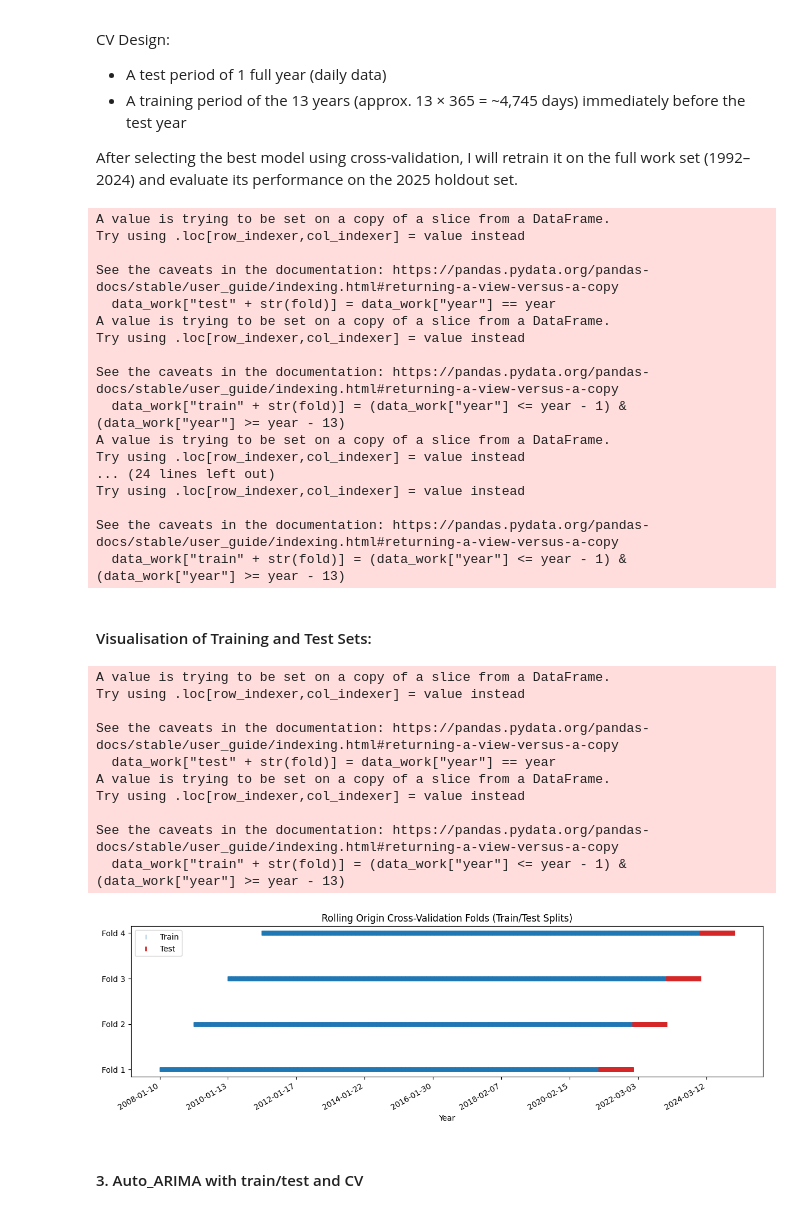
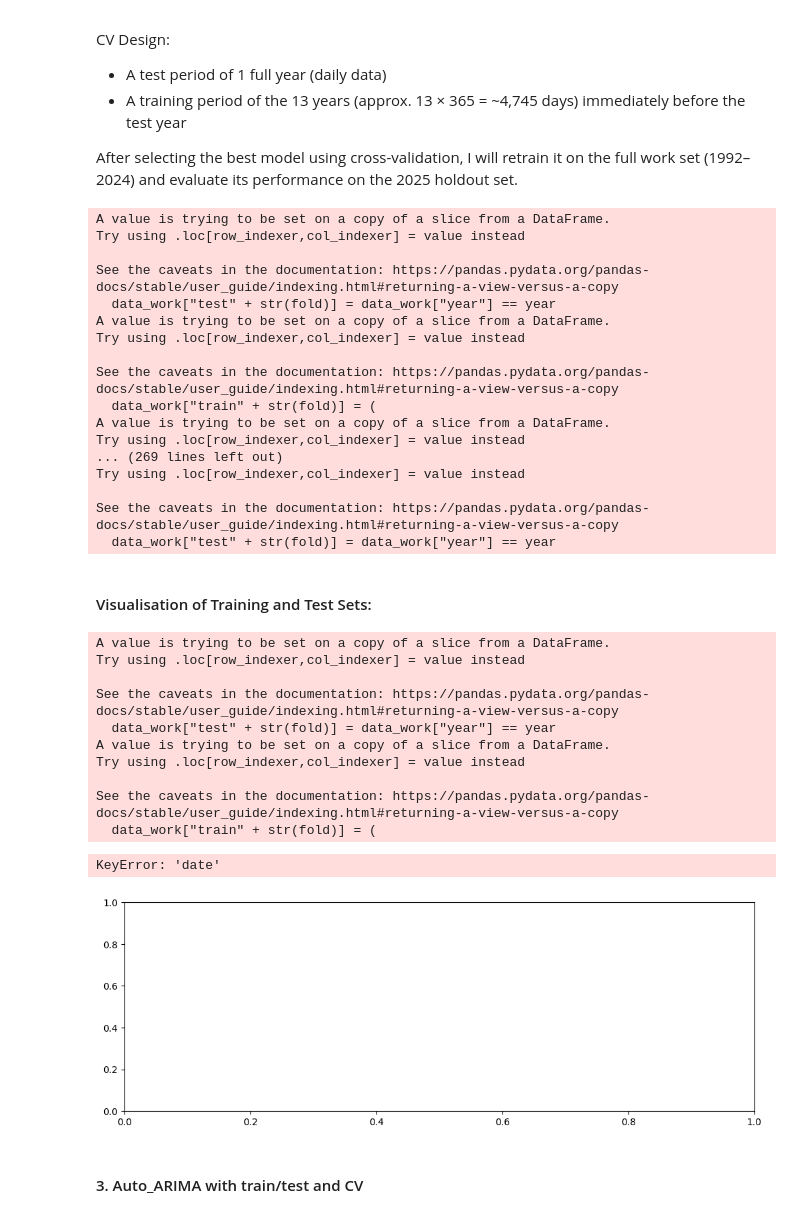
Before and after one commit to ZlataSparrow/Ruble_Volatility_Prediction, a Jupyter notebook: notebook/Time Series Analysis.ipynb, the cells around one changed output. Cells and saved outputs as stored; diff of their text form; code cells hidden in the pictures.

```diff
--- a/notebook/Time Series Analysis.ipynb
+++ b/notebook/Time Series Analysis.ipynb
@@ -200,10 +200,13 @@ data_holdout = data.loc[lambda x: x["year"] == 2025, :]
 data_work = data.loc[lambda x: x["year"] < 2025, :]
 # %%
 # Rolling origin CV
-for year in range(2021, 2025):  # have data from 1992–2024
-    fold = year - 2020          # fold1 = 2021, ..., fold4 = 2024
+for year in range(1992, 2025):  # supposed to use all available data
+    fold = year - 2020
     data_work["test" + str(fold)] = data_work["year"] == year
-    data_work["train" + str(fold)] = (data_work["year"] <= year - 1) & (data_work["year"] >= year - 13)
+    data_work["train" + str(fold)] = (
+        (data_work["year"] <= year - 1) &
+        (data_work["year"] >= year - 20)
+    )
 # %% [output]
 A value is trying to be set on a copy of a slice from a DataFrame.
 Try using .loc[row_indexer,col_indexer] = value instead
@@ -214,57 +217,59 @@ A value is trying to be set on a copy of a slice from a DataFrame.
 Try using .loc[row_indexer,col_indexer] = value instead
 
 See the caveats in the documentation: https://pandas.pydata.org/pandas-docs/stable/user_guide/indexing.html#returning-a-view-versus-a-copy
-  data_work["train" + str(fold)] = (data_work["year"] <= year - 1) & (data_work["year"] >= year - 13)
+  data_work["train" + str(fold)] = (
 A value is trying to be set on a copy of a slice from a DataFrame.
 Try using .loc[row_indexer,col_indexer] = value instead
-... (24 lines left out)
+... (269 lines left out)
 Try using .loc[row_indexer,col_indexer] = value instead
 
 See the caveats in the documentation: https://pandas.pydata.org/pandas-docs/stable/user_guide/indexing.html#returning-a-view-versus-a-copy
-  data_work["train" + str(fold)] = (data_work["year"] <= year - 1) & (data_work["year"] >= year - 13)
+  data_work["test" + str(fold)] = data_work["year"] == year
 # %% [markdown]
 #### Visualisation of Training and Test Sets:
 # %%
-for year in range(2021, 2025):  # have data from 1992–2024
+for year in range(1992, 2025):  # supposed to use all available data
     fold = year - 2020
     data_work["test" + str(fold)] = data_work["year"] == year
-    data_work["train" + str(fold)] = (data_work["year"] <= year - 1) & (data_work["year"] >= year - 13)
-
-
+    data_work["train" + str(fold)] = (
+        (data_work["year"] <= year - 1) &
+        (data_work["year"] >= year - 20)
+    )
 fig, ax = plt.subplots(figsize=(12, 4))
 
 for fold in range(1, 5):
     train_mask = data_work["train" + str(fold)]
     test_mask = data_work["test" + str(fold)]
 
     ax.plot(data_work.loc[train_mask, "date"], [fold]*train_mask.sum(),
             '|', color='tab:blue', label="Train" if fold == 1 else "", alpha=0.7)
 
     ax.plot(data_work.loc[test_mask, "date"], [fold]*test_mask.sum(),
             '|', color='tab:red', label="Test" if fold == 1 else "", markeredgewidth=2)
 
 ax.set_yticks(range(1, 5))
 ax.set_yticklabels([f"Fold {i}" for i in range(1, 5)])
 ax.set_xlabel("Year")
 ax.set_title("Rolling Origin Cross-Validation Folds (Train/Test Splits)")
 ax.legend(loc='upper left')
 # Format x-axis to show years
 ax.xaxis.set_major_locator(plt.MaxNLocator(integer=True))
 fig.autofmt_xdate()
 plt.tight_layout()
 plt.show()
 # %% [output]
 A value is trying to be set on a copy of a slice from a DataFrame.
 Try using .loc[row_indexer,col_indexer] = value instead
 
 See the caveats in the documentation: https://pandas.pydata.org/pandas-docs/stable/user_guide/indexing.html#returning-a-view-versus-a-copy
   data_work["test" + str(fold)] = data_work["year"] == year
 A value is trying to be set on a copy of a slice from a DataFrame.
 Try using .loc[row_indexer,col_indexer] = value instead
 
 See the caveats in the documentation: https://pandas.pydata.org/pandas-docs/stable/user_guide/indexing.html#returning-a-view-versus-a-copy
-  data_work["train" + str(fold)] = (data_work["year"] <= year - 1) & (data_work["year"] >= year - 13)
+  data_work["train" + str(fold)] = (
+KeyError: 'date'
-[figure, old version]
+[figure, new version]
 # %% [markdown]
 #### 3. Auto_ARIMA with train/test and CV
 # %%
```
Also changed, not shown: parts of 13 cells of this notebook.
